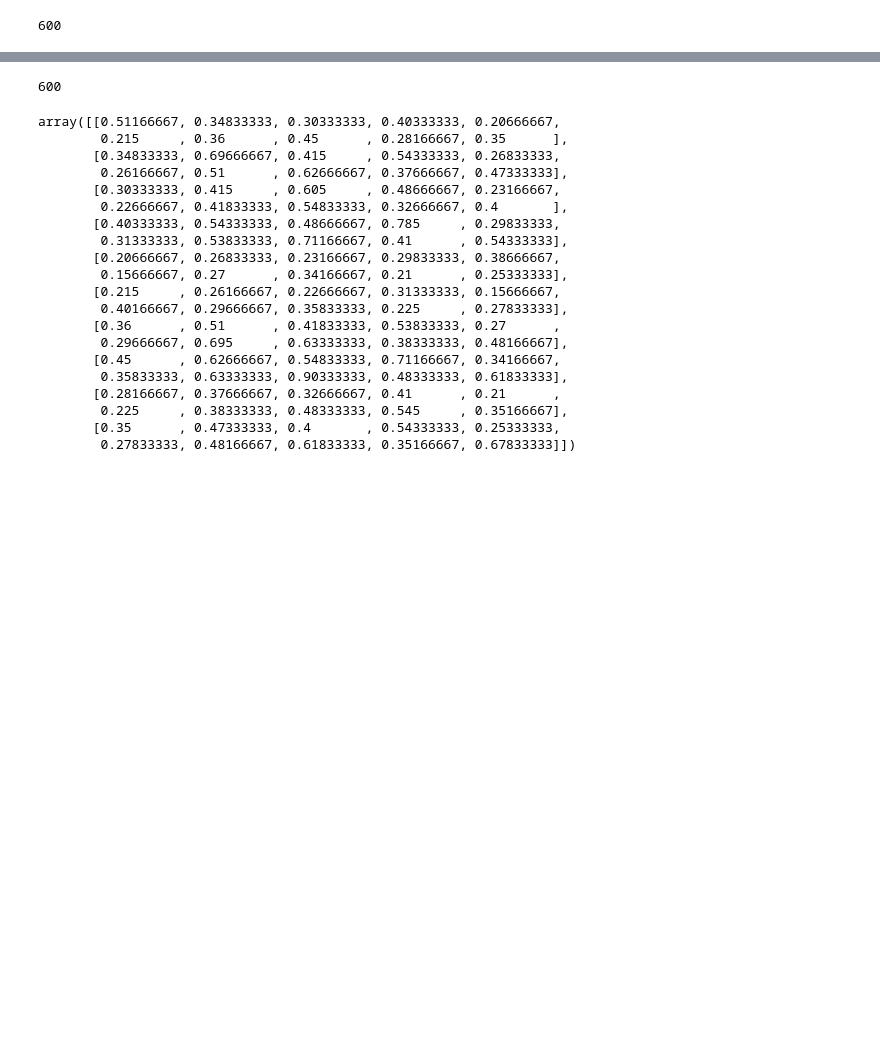
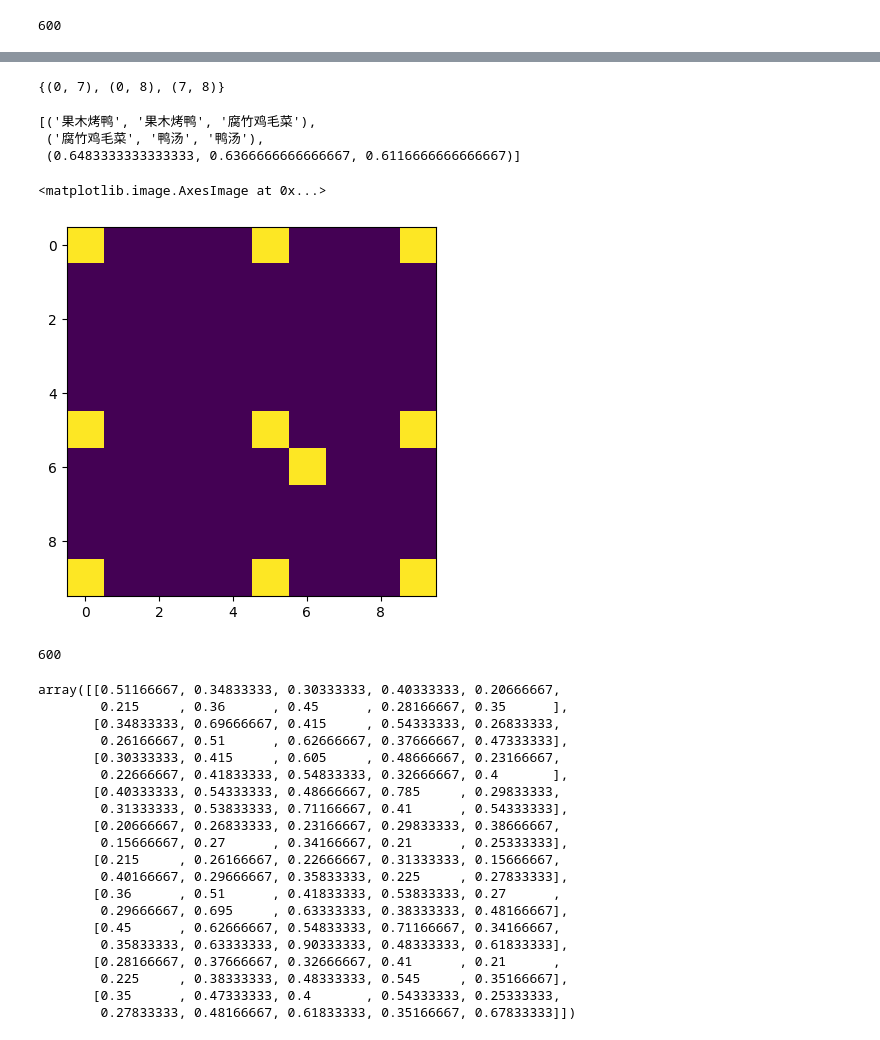
Before and after one commit to hey-money/CSC3170-RIIMS, a Jupyter notebook: analysis/sample_use.ipynb, the cells around one changed output, grey strips where cells are left out. Saved outputs shown, nothing was run; the diff lists cells and outputs as text; code cells hidden in the pictures; blank space fills up the shorter version.

```diff
--- a/analysis/sample_use.ipynb
+++ b/analysis/sample_use.ipynb
@@ -74,3 +133,37 @@ array([[0.80833333, 0.47333333, 0.37      , 0.25833333, 0.48666667,
+# %%
+def _get_combinations(Support_Matrix, id):
+    idx, idy = np.where(Support_Matrix>0.6)
+    combs = set()
+    for i in range(len(idx)):
+        if idx[i] != idy[i]:
+            combs.add((min(idx[i], idy[i]), max(idx[i], idy[i])))
+    print(combs)
+
+    combs = list(combs)
+    cnx, cursor = sql_tools.create_session_cursor()
+    food = sql_tools.execute_fetchall(cursor, 'SELECT * from food where RESTAURANT_ID=%s;', [id])
+    cnx.close()
+    food = pd.DataFrame(food)
+    food.index = food[0]
+    # print(food)
+    result = []
+    for comb in combs:
+        dishname1 = food.iloc[comb[0], 3]
+        dishname2 = food.iloc[comb[1], 3]
+        Support_Index = Support_Matrix.iloc[comb[0], comb[1]]
+        result.append((dishname1, dishname2, Support_Index))
+    return result
+list(zip(*_get_combinations(Support_Matrix, 3)))
+# %% [output]
+{(0, 7), (0, 8), (7, 8)}
+[('果木烤鸭', '果木烤鸭', '腐竹鸡毛菜'),
+ ('腐竹鸡毛菜', '鸭汤', '鸭汤'),
+ (0.6483333333333333, 0.6366666666666667, 0.6116666666666667)]
+# %%
+plt.imshow(np.where(Support_Matrix>0.6, 1, 0))
+# %% [output]
+<matplotlib.image.AxesImage at 0x...>
+[figure, added]
 # %%
 #满足比如支持度>0.6，置信度>0.6的这些商品组合才可以认为是有关联的，值得推荐的
 #支持度>0.6:
```
Also changed, not shown: parts of 6 cells of this notebook, 3 other files.
